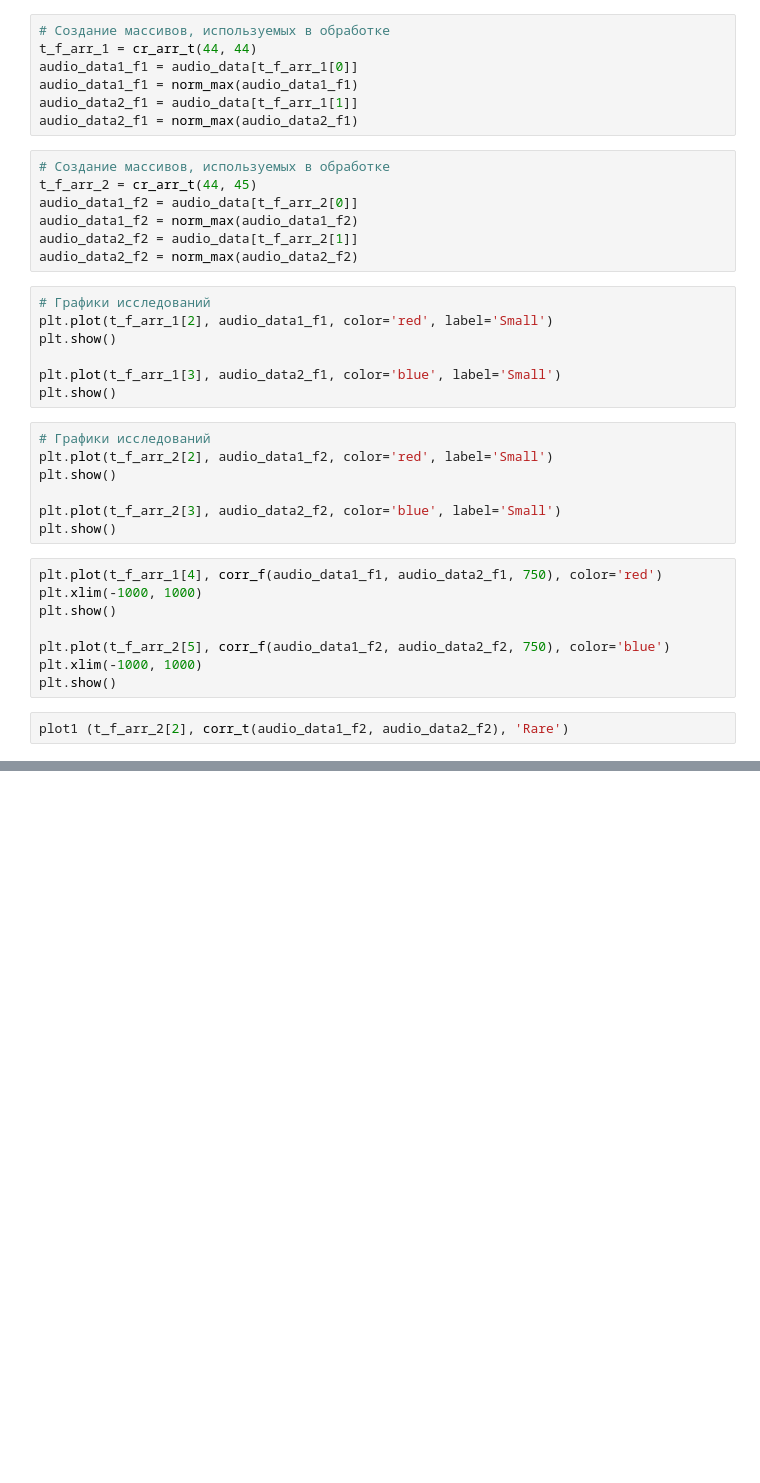
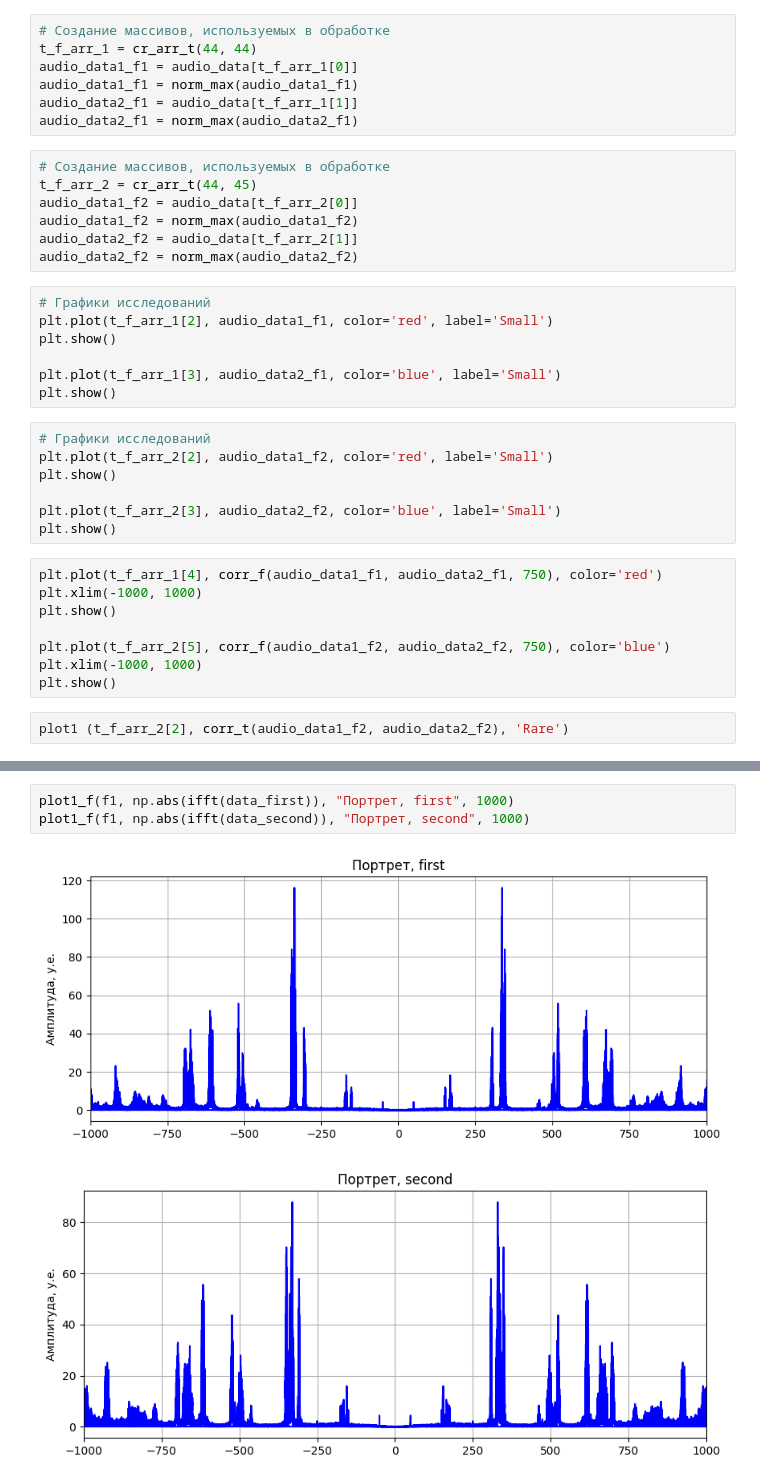
Before and after one commit to bdExplore/Scientific, a Jupyter notebook: Python/DJISummer.ipynb, the cells around one changed output, grey strips where cells are left out. Saved outputs shown, nothing was run; the diff lists cells and outputs as text; blank space fills up the shorter version.

```diff
--- a/Python/DJISummer.ipynb
+++ b/Python/DJISummer.ipynb
@@ -185,0 +196,6 @@ plot1_f(f1, c_f1, 'Corr_f', 2000)
+# %%
+plot1_f(f1, np.abs(ifft(data_first)), "Портрет, first", 1000)
+plot1_f(f1, np.abs(ifft(data_second)), "Портрет, second", 1000)
+# %% [output]
+[figure, added]
+[figure, added]
```
Also changed, not shown: parts of 6 cells of this notebook.
